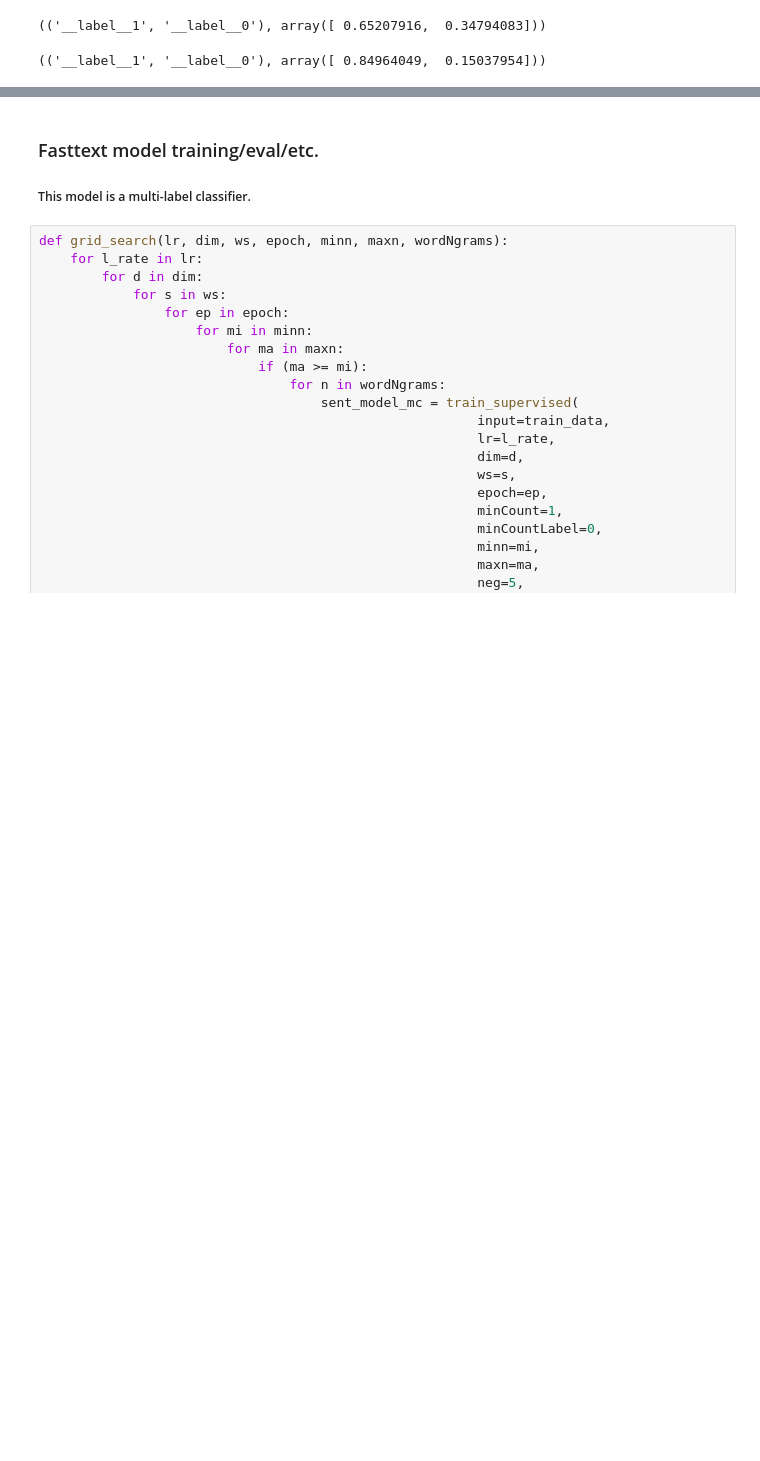
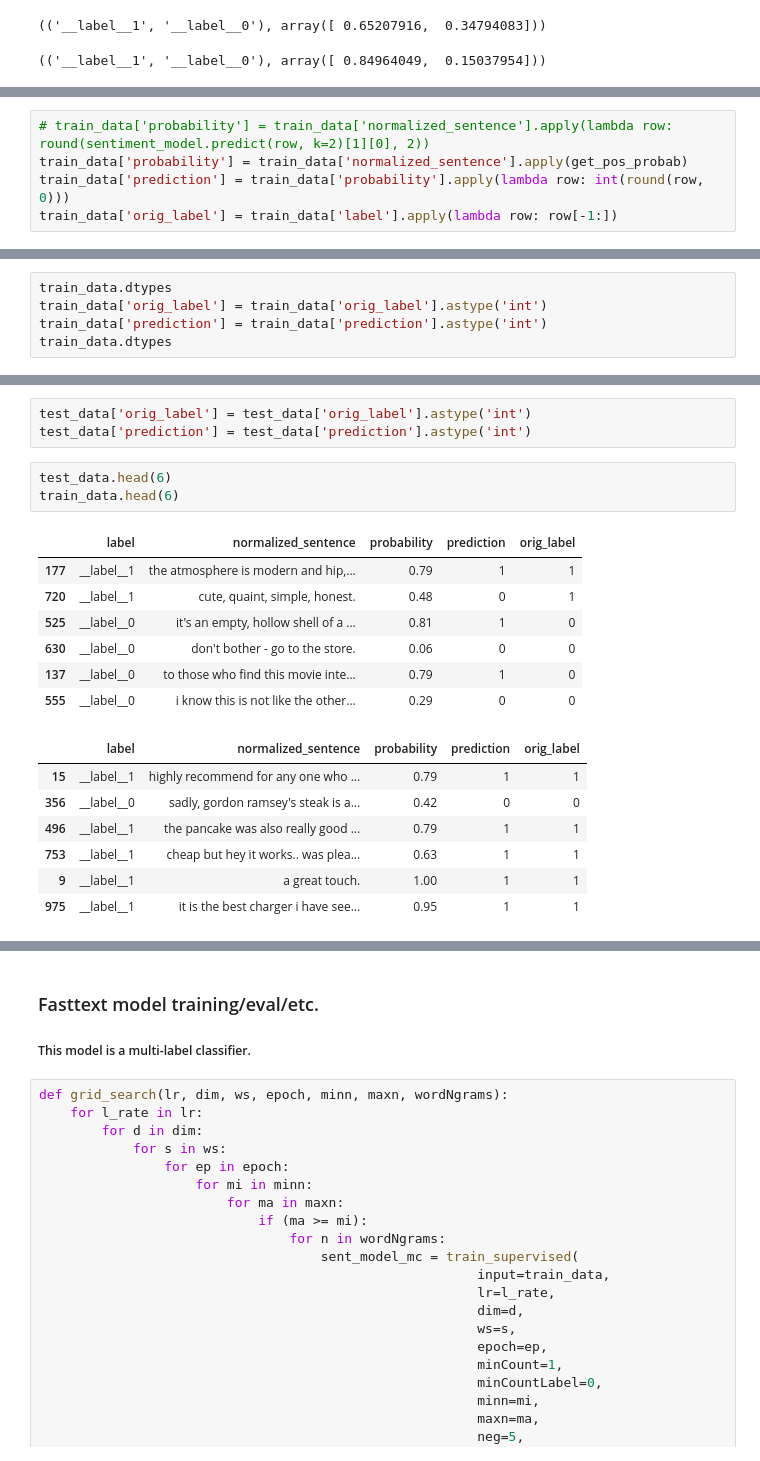
Before and after one commit to hminooei/DSbyHadi, a Jupyter notebook: Tutorial3/sentiment-analysis-embedding.ipynb, the cells around one changed output, grey strips where cells are left out. Saved outputs shown, nothing was run; the diff lists cells and outputs as text; blank space fills up the shorter version.

```diff
--- a/Tutorial3/sentiment-analysis-embedding.ipynb
+++ b/Tutorial3/sentiment-analysis-embedding.ipynb
@@ -171,0 +180,5 @@ test_data[0:5]
+# %%
+# train_data['probability'] = train_data['normalized_sentence'].apply(lambda row: round(sentiment_model.predict(row, k=2)[1][0], 2))
+train_data['probability'] = train_data['normalized_sentence'].apply(get_pos_probab)
+train_data['prediction'] = train_data['probability'].apply(lambda row: int(round(row, 0)))
+train_data['orig_label'] = train_data['label'].apply(lambda row: row[-1:])
@@ -171,0 +192,5 @@ test_data[0:5]
+# %%
+train_data.dtypes
+train_data['orig_label'] = train_data['orig_label'].astype('int')
+train_data['prediction'] = train_data['prediction'].astype('int')
+train_data.dtypes
@@ -171,0 +210,21 @@ test_data[0:5]
+# %%
+test_data['orig_label'] = test_data['orig_label'].astype('int')
+test_data['prediction'] = test_data['prediction'].astype('int')
+# %%
+test_data.head(6)
+train_data.head(6)
+# %% [output]
+|  | label | normalized_sentence | probability | prediction | orig_label |
+| 177 | __label__1 | the atmosphere is modern and hip,... | 0.79 | 1 | 1 |
+| 720 | __label__1 | cute, quaint, simple, honest. | 0.48 | 0 | 1 |
+| 525 | __label__0 | it's an empty, hollow shell of a ... | 0.81 | 1 | 0 |
+| 630 | __label__0 | don't bother - go to the store. | 0.06 | 0 | 0 |
+| 137 | __label__0 | to those who find this movie inte... | 0.79 | 1 | 0 |
+| 555 | __label__0 | i know this is not like the other... | 0.29 | 0 | 0 |
+|  | label | normalized_sentence | probability | prediction | orig_label |
+| 15 | __label__1 | highly recommend for any one who ... | 0.79 | 1 | 1 |
+| 356 | __label__0 | sadly, gordon ramsey's steak is a... | 0.42 | 0 | 0 |
+| 496 | __label__1 | the pancake was also really good ... | 0.79 | 1 | 1 |
+| 753 | __label__1 | cheap but hey it works.. was plea... | 0.63 | 1 | 1 |
+| 9 | __label__1 | a great touch. | 1.00 | 1 | 1 |
+| 975 | __label__1 | it is the best charger i have see... | 0.95 | 1 | 1 |
```
Also changed, not shown: parts of 14 cells of this notebook.
